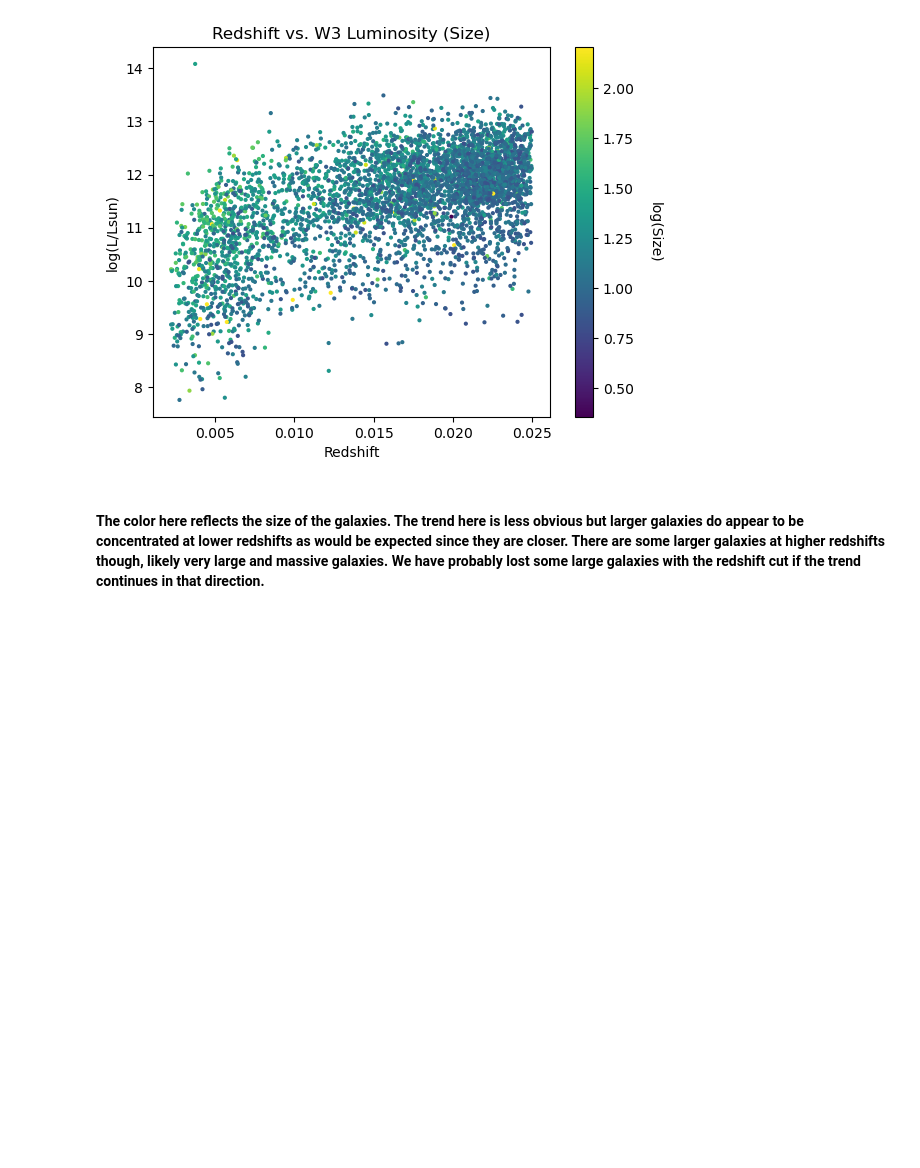
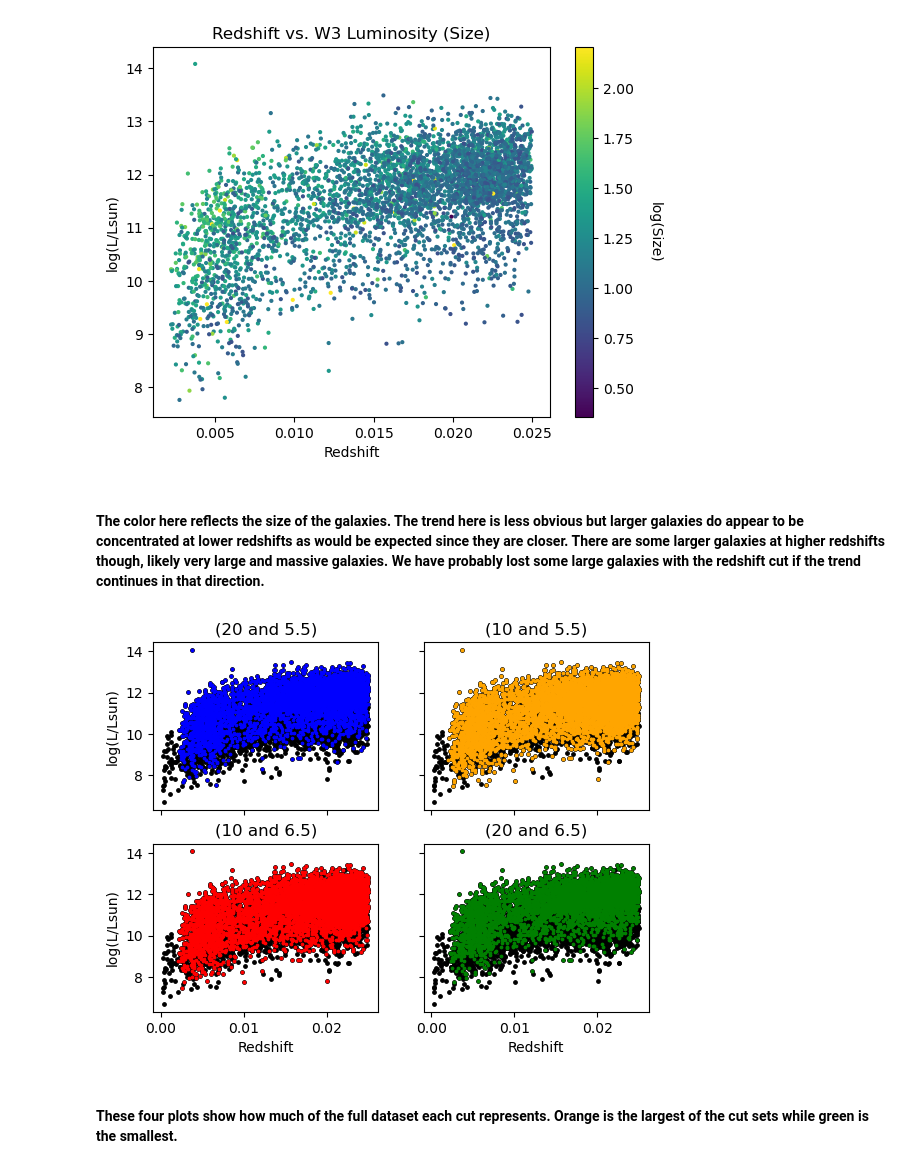
Before and after one commit to EvanBarkus/WISESize_Project, a Jupyter notebook: LvRedshiftPlot.ipynb, the cells around one changed output. Drawn from its saved outputs; the diff is of its cells as text; code cells hidden in the pictures; blank space fills up the shorter version.

Commit message:
Added plots of more cuts

```diff
--- a/LvRedshiftPlot.ipynb
+++ b/LvRedshiftPlot.ipynb
@@ -156,0 +216,65 @@ cbar.set_label('log(Size)',rotation=270,labelpad=20)
+# %%
+# Function to find luminosities for specified cuts
+def W3Lum(cut):
+    H0 = 2.3*10**(-18) #/s
+    c = 3*10**8 #m/s
+    z = cut['ZDIST']
+
+    v = z*c
+    d = v/H0
+
+    w3nmgy = cut['w3_nanomaggies']
+    w3Jy = w3nmgy*(3.631*10**(-6))
+    w3Flux = w3Jy*10**(-26)
+
+    Lw3 = w3Flux*(4*np.pi*d**2)/Lsun
+    return Lw3
+# %%
+# Plot cut samples and full sample
+z = myTab['ZDIST']
+z1 = cuttab1['ZDIST']
+z2 = cuttab2['ZDIST']
+z3 = cuttab3['ZDIST']
+z4 = cuttab4['ZDIST']
+
+fig, axs = plt.subplots(2,2)
+axs[0,0].scatter(z,np.log10(Lw3),s=6,color='black',label='full sample')
+axs[0,0].scatter(z1,np.log10(W3Lum(cuttab1)),s=3,color='blue',label='20 and 5.5')
+axs[0,0].set_title('(20 and 5.5)')
+#axs[0,0].ylabel('log(L/Lsun)')
+#axs[0,0].xlabel('Redshift')
+
+axs[0,1].scatter(z,np.log10(Lw3),s=6,color='black',label='full sample')
+axs[0,1].scatter(z2,np.log10(W3Lum(cuttab2)),s=3,color='orange',label='10 and 5.5')
+axs[0,1].set_title('(10 and 5.5)')
+#axs[0,1].ylabel('log(L/Lsun)')
+#axs[0,1].xlabel('Redshift')
+
+axs[1,0].scatter(z,np.log10(Lw3),s=6,color='black',label='full sample')
+axs[1,0].scatter(z3,np.log10(W3Lum(cuttab3)),s=3,color='red',label='10 and 6.5')
+axs[1,0].set_title('(10 and 6.5)')
+#axs[1,0].ylabel('log(L/Lsun)')
+#axs[1,0].xlabel('Redshift')
+
+axs[1,1].scatter(z,np.log10(Lw3),s=6,color='black',label='full sample')
+axs[1,1].scatter(z4,np.log10(W3Lum(cuttab4)),s=3,color='green',label='20 and 6.5')
+axs[1,1].set_title('(20 and 6.5)')
+#axs[1,1].ylabel('log(L/Lsun)')
+#axs[1,1].xlabel('Redshift')
+
+for ax in axs.flat:
+    ax.set(xlabel='Redshift', ylabel='log(L/Lsun)')
+
+for ax in axs.flat:
+    ax.label_outer()
+
+#plt.legend()
+#plt.title('Redshift vs. W3 Luminosity')
+#plt.ylabel('log(L/Lsun)')
+#plt.xlabel('Redshift')
+#plt.ylim(21,29)
+warnings.filterwarnings('ignore',category=RuntimeWarning)
+# %% [output]
+[figure, added]
+# %% [markdown]
+#### These four plots show how much of the full dataset each cut represents. Orange is the largest of the cut sets while green is the smallest.
```
Also changed, not shown: parts of 10 cells of this notebook.
